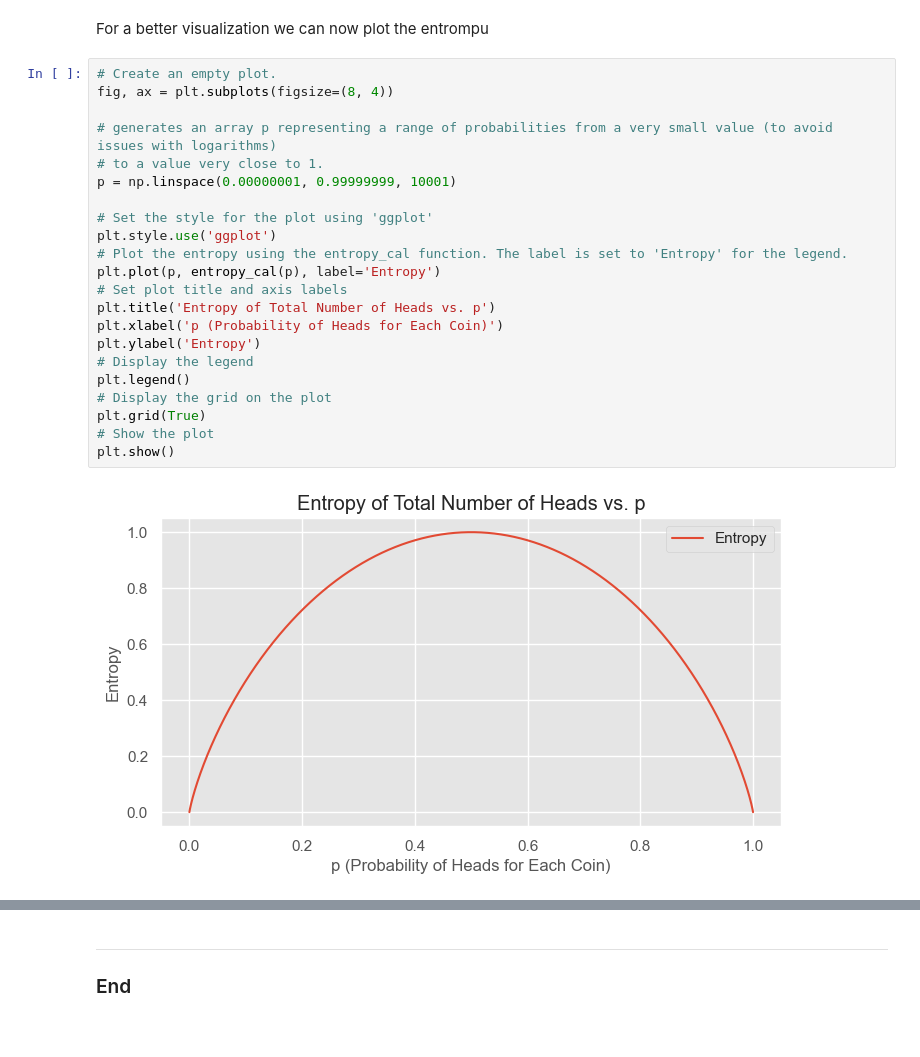
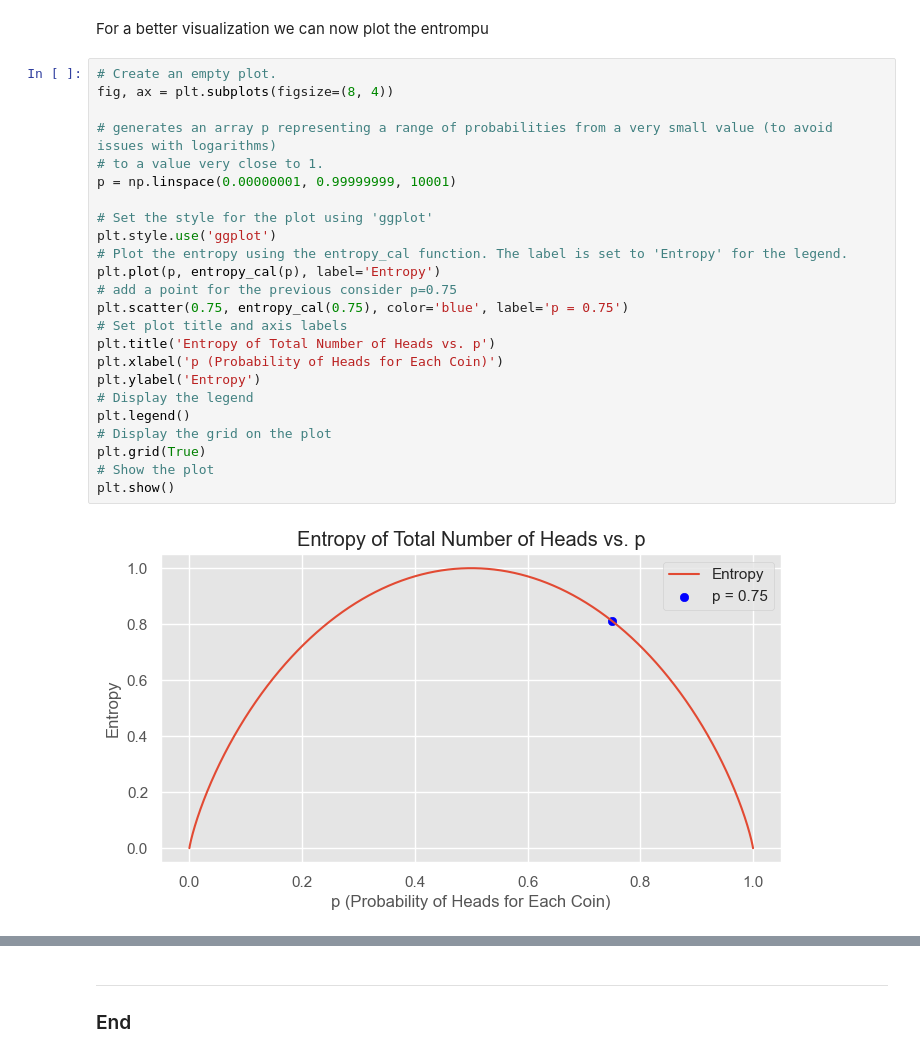
Before and after one commit to Cecilia8989/fund_data_analysis, a Jupyter notebook: task.ipynb, the cells around one changed output, grey strips where cells are left out. Saved outputs shown, nothing was run; the diff lists cells and outputs as text.

```diff
--- a/task.ipynb
+++ b/task.ipynb
@@ -1454,24 +1454,26 @@ For a better visualization we can now plot the entrompu
 # %%
 # Create an empty plot.
 fig, ax = plt.subplots(figsize=(8, 4))
 
 # generates an array p representing a range of probabilities from a very small value (to avoid issues with logarithms)
 # to a value very close to 1.
 p = np.linspace(0.00000001, 0.99999999, 10001)
 
 # Set the style for the plot using 'ggplot'
 plt.style.use('ggplot')
 # Plot the entropy using the entropy_cal function. The label is set to 'Entropy' for the legend.
 plt.plot(p, entropy_cal(p), label='Entropy')
+# add a point for the previous consider p=0.75
+plt.scatter(0.75, entropy_cal(0.75), color='blue', label='p = 0.75')
 # Set plot title and axis labels
 plt.title('Entropy of Total Number of Heads vs. p')
 plt.xlabel('p (Probability of Heads for Each Coin)')
 plt.ylabel('Entropy')
 # Display the legend
 plt.legend()
 # Display the grid on the plot
 plt.grid(True)
 # Show the plot
 plt.show()
 # %% [output]
-[figure, old version]
+[figure, new version]
```
Also changed, not shown: parts of 6 cells of this notebook.
